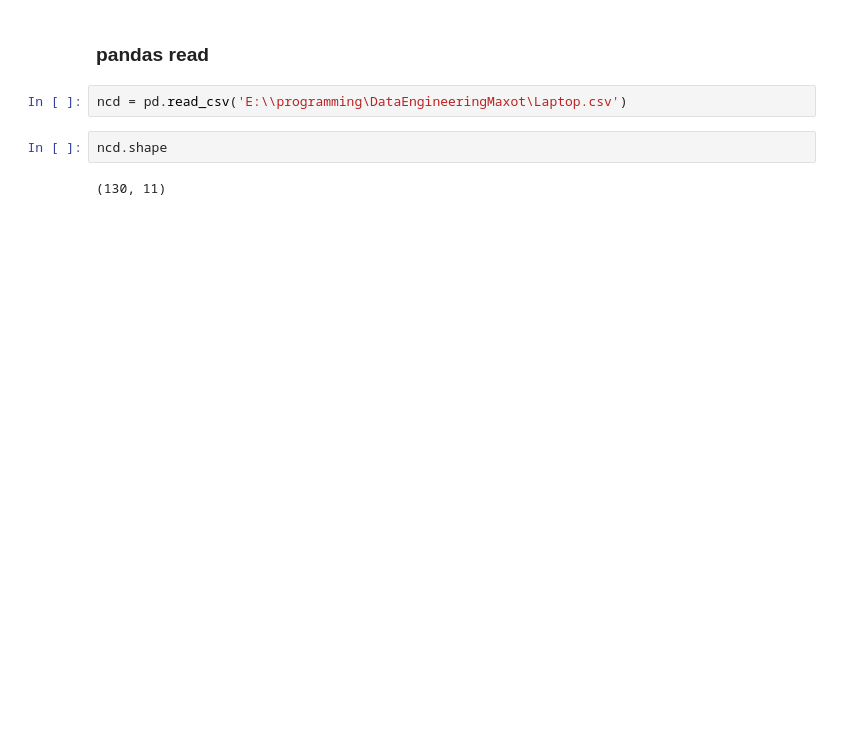
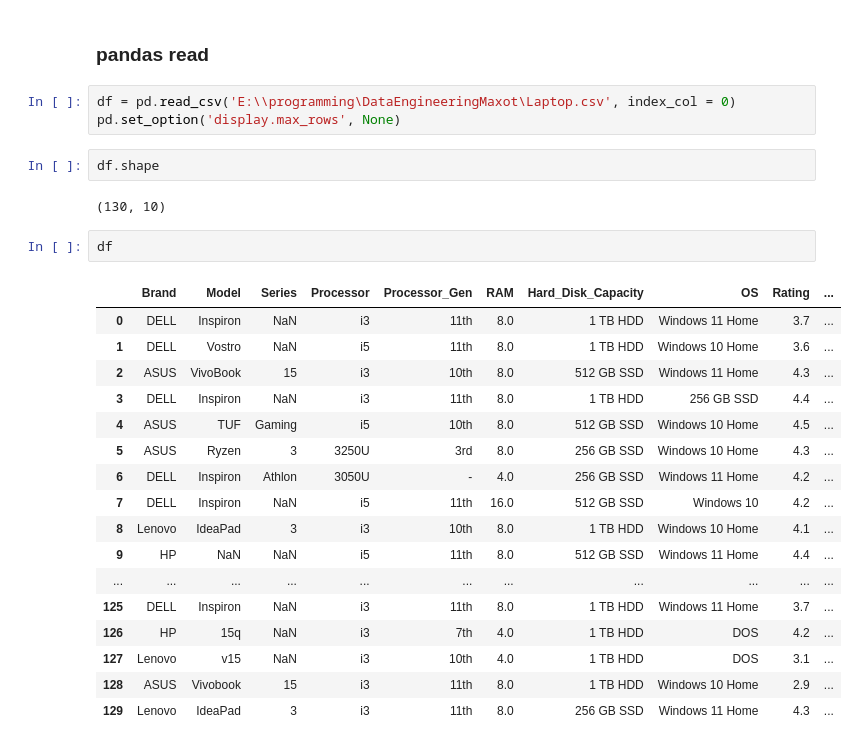
Before and after one commit to MaxotFedorov/DataEngineeringMaxot, a Jupyter notebook: DE.ipynb, the cells around one changed output. Cells and saved outputs as stored; diff of their text form; blank space fills up the shorter version.

```diff
--- a/DE.ipynb
+++ b/DE.ipynb
@@ -166,8 +199,29 @@ jsonToCsv('E:\\programming\DataEngineeringMaxot\Laptop.json', 'E:\\programming\D
 # %% [markdown]
 ### pandas read
 # %%
-ncd = pd.read_csv('E:\\programming\DataEngineeringMaxot\Laptop.csv')
+df = pd.read_csv('E:\\programming\DataEngineeringMaxot\Laptop.csv', index_col = 0)
+pd.set_option('display.max_rows', None)
+# %%
+df.shape
+# %% [output]
+(130, 10)
 # %%
-ncd.shape
+df
 # %% [output]
-(130, 11)
+|  | Brand | Model | Series | Processor | Processor_Gen | RAM | Hard_Disk_Capacity | OS | Rating | ... |
+| 0 | DELL | Inspiron | NaN | i3 | 11th | 8.0 | 1 TB HDD | Windows 11 Home | 3.7 | ... |
+| 1 | DELL | Vostro | NaN | i5 | 11th | 8.0 | 1 TB HDD | Windows 10 Home | 3.6 | ... |
+| 2 | ASUS | VivoBook | 15 | i3 | 10th | 8.0 | 512 GB SSD | Windows 11 Home | 4.3 | ... |
+| 3 | DELL | Inspiron | NaN | i3 | 11th | 8.0 | 1 TB HDD | 256 GB SSD | 4.4 | ... |
+| 4 | ASUS | TUF | Gaming | i5 | 10th | 8.0 | 512 GB SSD | Windows 10 Home | 4.5 | ... |
+| 5 | ASUS | Ryzen | 3 | 3250U | 3rd | 8.0 | 256 GB SSD | Windows 10 Home | 4.3 | ... |
+| 6 | DELL | Inspiron | Athlon | 3050U | - | 4.0 | 256 GB SSD | Windows 11 Home | 4.2 | ... |
+| 7 | DELL | Inspiron | NaN | i5 | 11th | 16.0 | 512 GB SSD | Windows 10 | 4.2 | ... |
+| 8 | Lenovo | IdeaPad | 3 | i3 | 10th | 8.0 | 1 TB HDD | Windows 10 Home | 4.1 | ... |
+| 9 | HP | NaN | NaN | i5 | 11th | 8.0 | 512 GB SSD | Windows 11 Home | 4.4 | ... |
+| ... | ... | ... | ... | ... | ... | ... | ... | ... | ... | ... |
+| 125 | DELL | Inspiron | NaN | i3 | 11th | 8.0 | 1 TB HDD | Windows 11 Home | 3.7 | ... |
+| 126 | HP | 15q | NaN | i3 | 7th | 4.0 | 1 TB HDD | DOS | 4.2 | ... |
+| 127 | Lenovo | v15 | NaN | i3 | 10th | 4.0 | 1 TB HDD | DOS | 3.1 | ... |
+| 128 | ASUS | Vivobook | 15 | i3 | 11th | 8.0 | 1 TB HDD | Windows 10 Home | 2.9 | ... |
+| 129 | Lenovo | IdeaPad | 3 | i3 | 11th | 8.0 | 256 GB SSD | Windows 11 Home | 4.3 | ... |
```
Also changed, not shown: parts of 47 cells of this notebook.
